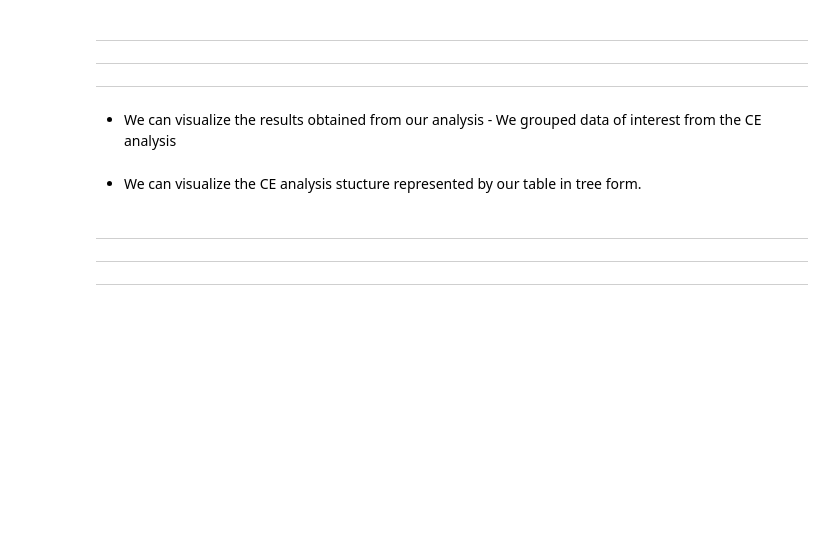
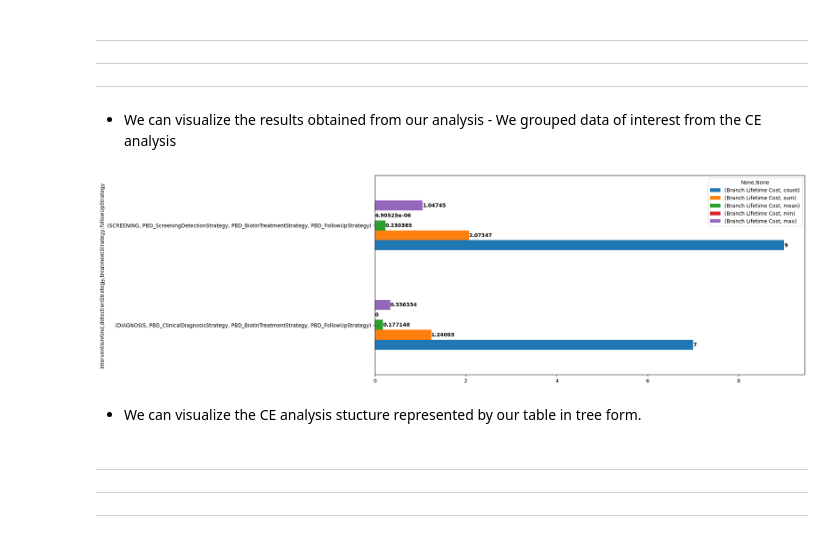
Before and after one commit to alu0101028491/TFG_StaDiOS, a Jupyter notebook: cost_effectiveness_analysis/Cost_effectiveness_analyzer.ipynb, the cells around one changed output. Saved outputs shown, nothing was run; the diff lists cells and outputs as text; code cells hidden in the pictures; blank space fills up the shorter version.

```diff
--- a/cost_effectiveness_analysis/Cost_effectiveness_analyzer.ipynb
+++ b/cost_effectiveness_analysis/Cost_effectiveness_analyzer.ipynb
@@ -231,6 +245,10 @@ def adjust_branch_probability(dataframe):
 
     # We add a column with the real probability of each combination of manifestations
     new_df['Probability'] = new_df.iloc[:, 1:].apply(lambda x: x.prod(), axis=1)
+    if (new_df['Probability'].sum() != 1.0):
+        raise Exception('Incorrect probabilities included - Not within 0-1 range')
+    # Sum of the absolute probabilities of manifestations
+    proportion_sum = dataframe['manifestationProbability'].sum()
 
     # For each combination associated with a manifestation we multiply its actual
     # probability by the probability of detection. We add them all together and obtain
@@ -241,7 +259,7 @@ def adjust_branch_probability(dataframe):
         manifestation_prob = row['manifestationProbability']
 
         sum = new_df.loc[new_df[column] == manifestation_prob, 'Probability'].sum()
-        dataframe.loc[dataframe['manifestation'] == column, 'Branch Probability'] = dataframe['DetectionProbability']*sum
+        dataframe.loc[dataframe['manifestation'] == column, 'Branch Probability'] = (dataframe['DetectionProbability']*sum)/proportion_sum
 
     return dataframe
 # %% [markdown]
@@ -350,12 +368,11 @@ ce_dataframe.loc[ce_dataframe['manifestationProbability'] == 0.000, 'Branch Prob
 # Lifetime cost associated with a manifestation
 ce_dataframe['Branch Lifetime Cost'] = ce_dataframe['Branch Probability']*\
     (ce_dataframe['detectionStrategyAmount']+ce_dataframe['manifestationInitialAmount']+((ce_dataframe['followUpAmount']+
-                                         ce_dataframe['treatmentStrategyAmount'])*(ce_dataframe['lifeExpectancy']*
-                                                                                   ce_dataframe['populationUtilityValue'])))
+                                         ce_dataframe['treatmentStrategyAmount'])*ce_dataframe['lifeExpectancy']))
 
 # Annual cost associated with a manifestation
 ce_dataframe['Branch Annual Cost'] = ce_dataframe['Branch Probability']*\
-    (ce_dataframe['detectionStrategyAmount']+((ce_dataframe['lifeExpectancy']*ce_dataframe['populationUtilityValue'])*
+    (ce_dataframe['detectionStrategyAmount']+(ce_dataframe['lifeExpectancy']*
      (ce_dataframe['manifestationAnnualAmount']+ce_dataframe['followUpAmount']+ce_dataframe['treatmentStrategyAmount'])))
 
 # QUALYs associated with a manifestation
@@ -363,8 +380,6 @@ ce_dataframe['Branch QALY'] = ce_dataframe['Branch Probability']* ce_dataframe['
     ce_dataframe['populationUtilityValue']*ce_dataframe['utilityValue']
 
 #full_dataframe
-#print(ce_dataframe)
 ce_dataframe
-#suma = ce_dataframe.loc[ce_dataframe['interventionKind'] == 'SCREENING', 'Branch Probability'].sum()
-#suma = ce_dataframe['Branch Probability'].sum()
-#round(suma,4)
+#suma = ce_dataframe.loc[ce_dataframe['interventionKind'] == 'DIAGNOSIS', 'Branch Probability'].sum()
+#suma
@@ -392,22 +429,24 @@ grouped_df
 # %%
 # Specific groupings we want from the data
 grouped_params = ['interventionKind', 'detectionStrategy', 'treatmentStrategy', 'followUpStrategy']
 # Column of the cost-effective analysis to be analyzed
-data_to_display = 'Branch Annual Cost'
+data_to_display = 'Branch Lifetime Cost'
 # Quantitative values to be compared for the different groupings
 params_to_display = ['count','sum', 'mean', 'min', 'max']
 
 # We can see the table of groupings to verify its confection
 # ceDataframe.groupby(groupedParameters).describe()
 
 # Bar chart to compare the desired parameters of the different groupings
 fig, ax = plt.subplots(figsize=(15,7))
 diagram = ce_dataframe.groupby(grouped_params).agg({data_to_display: params_to_display})
 diagram.plot.barh(ax=ax)
 
 for bars in ax.containers:
     ax.bar_label(bars, fontweight = 'bold')
 #plt.xticks(rotation=45, ha='right')
+# %% [output]
+[figure, added]
 # %% [markdown]
 * We can visualize the CE analysis stucture represented by our table in tree form.
 # %%
```
Also changed, not shown: parts of 3 cells of this notebook.
